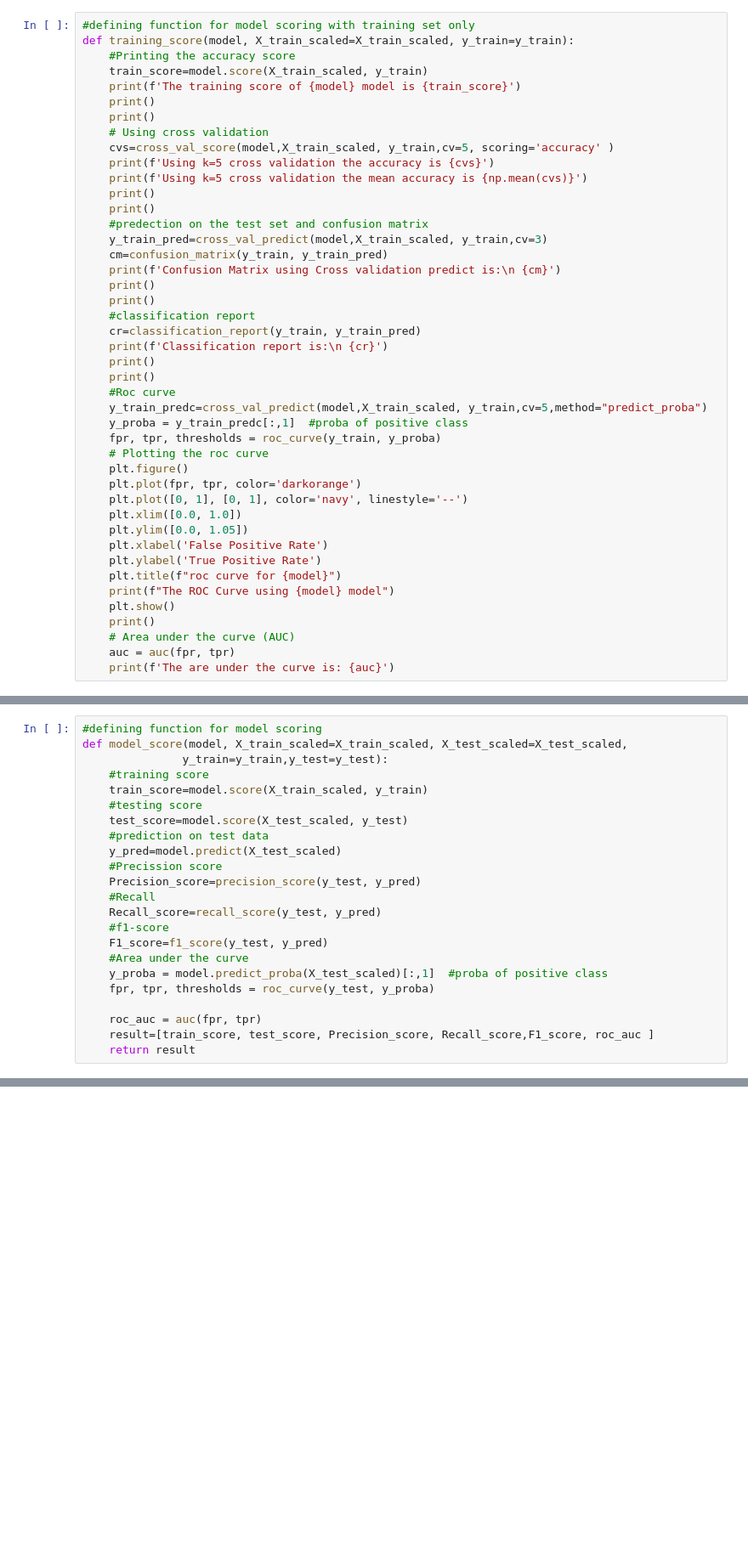
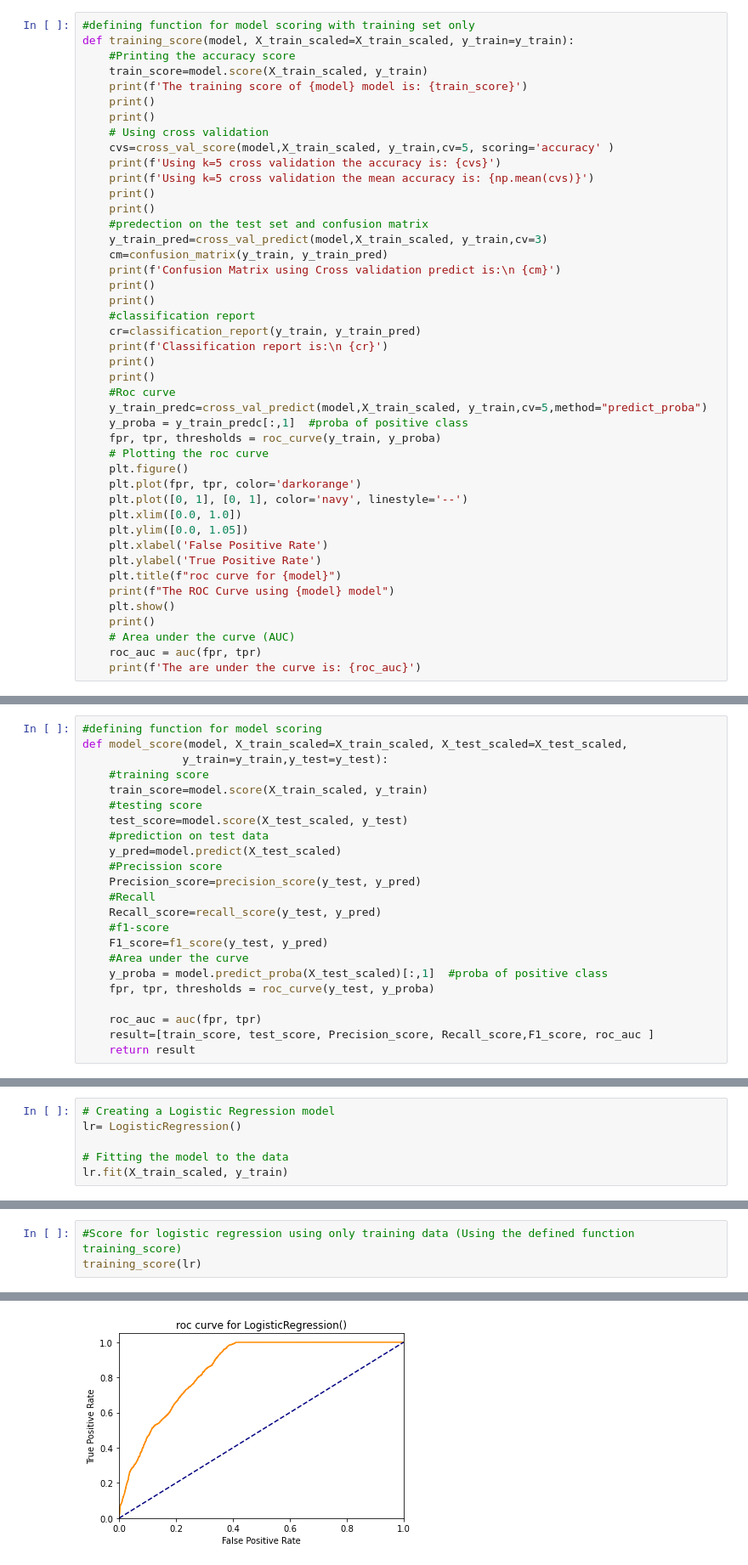
Before and after one commit to pandeysudip/Rental, a Jupyter notebook: 3.Model_Building.ipynb, the cells around one changed output, grey strips where cells are left out. Shown at 85% size. Drawn from its saved outputs; the diff is of its cells as text; blank space fills up the shorter version.

Commit message:
working on logistic regression and stochastic gradient descent classifier

```diff
--- a/3.Model_Building.ipynb
+++ b/3.Model_Building.ipynb
@@ -190,13 +194,13 @@ array([[ 0.63906686,  0.24159859,  0.47071268, ..., -0.09488265,
 def training_score(model, X_train_scaled=X_train_scaled, y_train=y_train):
     #Printing the accuracy score
     train_score=model.score(X_train_scaled, y_train)
-    print(f'The training score of {model} model is {train_score}')
+    print(f'The training score of {model} model is: {train_score}')
     print()
     print()
     # Using cross validation
     cvs=cross_val_score(model,X_train_scaled, y_train,cv=5, scoring='accuracy' )
-    print(f'Using k=5 cross validation the accuracy is {cvs}')
-    print(f'Using k=5 cross validation the mean accuracy is {np.mean(cvs)}')
+    print(f'Using k=5 cross validation the accuracy is: {cvs}')
+    print(f'Using k=5 cross validation the mean accuracy is: {np.mean(cvs)}')
     print()
     print()
     #predection on the test set and confusion matrix
@@ -227,8 +231,8 @@ def training_score(model, X_train_scaled=X_train_scaled, y_train=y_train):
     plt.show()
     print()
     # Area under the curve (AUC)
-    auc = auc(fpr, tpr)
-    print(f'The are under the curve is: {auc}')
+    roc_auc = auc(fpr, tpr)
+    print(f'The are under the curve is: {roc_auc}')
 # %%
 #defining function for model scoring with test set
 def train_test_score(model, X_train_scaled=X_train_scaled, X_test_scaled=X_test_scaled,
@@ -293,0 +314,6 @@ def model_score(model, X_train_scaled=X_train_scaled, X_test_scaled=X_test_scale
+# %%
+# Creating a Logistic Regression model
+lr= LogisticRegression()
+
+# Fitting the model to the data
+lr.fit(X_train_scaled, y_train)
@@ -293,0 +322,4 @@ def model_score(model, X_train_scaled=X_train_scaled, X_test_scaled=X_test_scale
+# %%
+#Score for logistic regression using only training data (Using the defined function training_score)
+training_score(lr)
+# %% [output]
@@ -293,0 +343 @@ def model_score(model, X_train_scaled=X_train_scaled, X_test_scaled=X_test_scale
+[figure, added]
```
Also changed, not shown: parts of 20 cells of this notebook.
